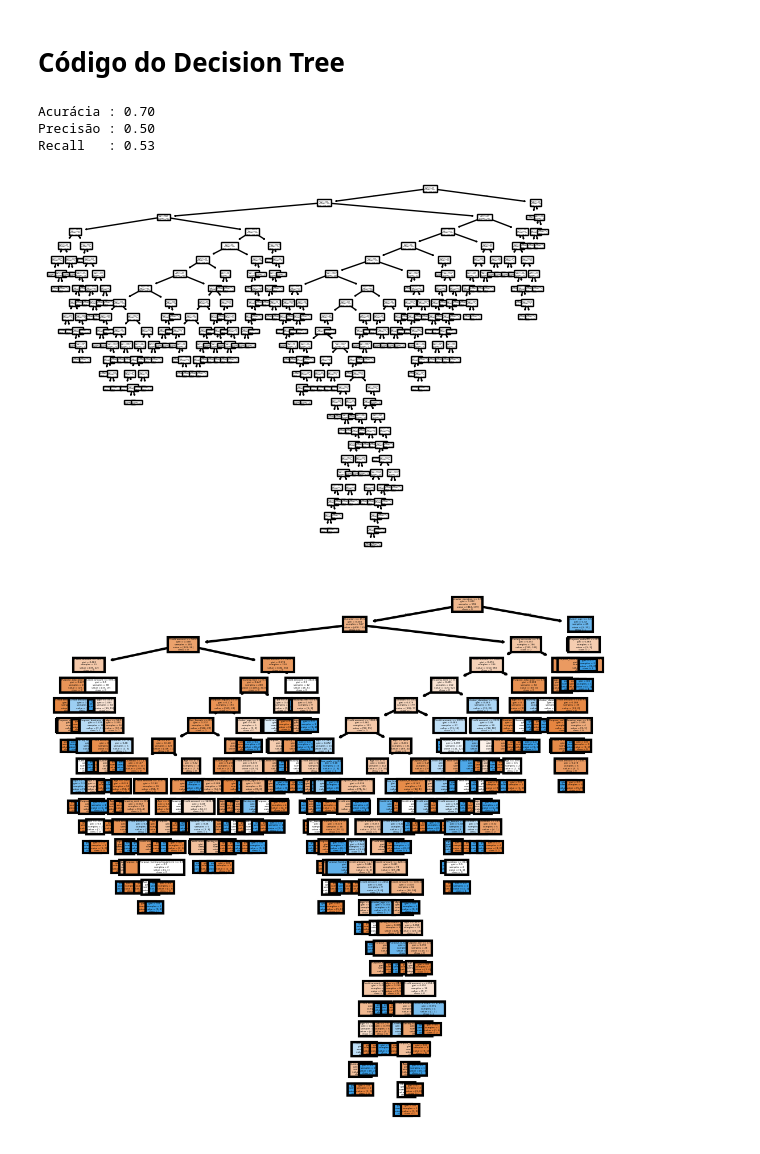
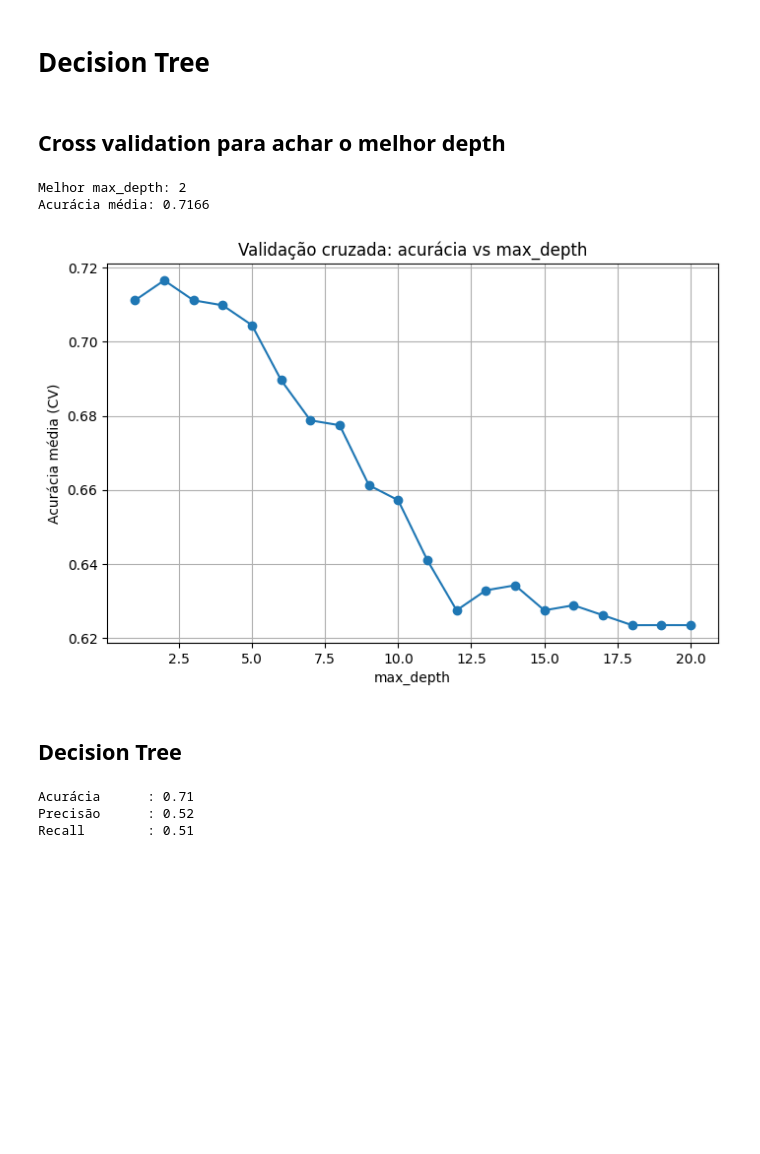
Before and after one commit to BrunoWolf03/T1-INF1038, a Jupyter notebook: src/decisiontree.ipynb, the cells around one changed output. Drawn from its saved outputs; the diff is of its cells as text; code cells hidden in the pictures; blank space fills up the shorter version.

```diff
--- a/src/decisiontree.ipynb
+++ b/src/decisiontree.ipynb
@@ -10,35 +10,58 @@ from sklearn.metrics import accuracy_score, precision_score, recall_score
 X = pd.read_csv(r"../data/df_X.csv", engine="pyarrow")
 y= pd.read_csv(r"../data/df_y.csv", engine="pyarrow")
 # %% [markdown]
-# Código do Decision Tree
+# Decision Tree
+# %% [markdown]
+## Cross validation para achar o melhor depth
+# %%
+from sklearn.model_selection import cross_val_score
+
+lista_depths = range(1, 21)
+mean_scores = []
+
+# Validação cruzada para cada profundidade
+for depth in lista_depths:
+    clf = DecisionTreeClassifier(max_depth=depth, random_state=42)
+    scores = cross_val_score(clf, X, y, cv=5, scoring='accuracy')
+    mean_scores.append(scores.mean())
+
+# Encontrar a melhor profundidade
+melhor_depth = lista_depths[np.argmax(mean_scores)]
+melhor_score = max(mean_scores)
+
+print(f"Melhor max_depth: {melhor_depth}")
+print(f"Acurácia média: {melhor_score:.4f}")
+
+# Plotar gráfico
+plt.figure(figsize=(8, 5))
+plt.plot(lista_depths, mean_scores, marker='o')
+plt.title('Validação cruzada: acurácia vs max_depth')
+plt.xlabel('max_depth')
+plt.ylabel('Acurácia média (CV)')
+plt.grid(True)
+plt.show()
+# %% [output]
+Melhor max_depth: 2
+Acurácia média: 0.7166
+[figure, added]
+# %% [markdown]
+## Decision Tree
 # %%
 X_train, X_test, y_train, y_test = train_test_split(X, y, test_size=0.2, random_state=42, stratify=y)
 
-model = DecisionTreeClassifier(random_state=42)
+model = DecisionTreeClassifier(random_state=42, max_depth= 11)
 model.fit(X_train, y_train)
+probs = model.predict_proba(X_test)[:, 1]
 y_pred = model.predict(X_test)
 
 acc = accuracy_score(y_test, y_pred)
 prec = precision_score(y_test, y_pred)
 rec = recall_score(y_test, y_pred)
 
-print(f"Acurácia : {acc:.2f}")
-print(f"Precisão : {prec:.2f}")
-print(f"Recall   : {rec:.2f}")
+print(f"Acurácia      : {acc:.2f}")
+print(f"Precisão      : {prec:.2f}")
+print(f"Recall        : {rec:.2f}")
 # %% [output]
-Acurácia : 0.70
-Precisão : 0.50
-Recall   : 0.53
+Acurácia      : 0.71
+Precisão      : 0.52
+Recall        : 0.51
-# %%
-tree.plot_tree(model);
-fn = X.columns.tolist()
-cn = model.classes_.astype(str).tolist()
-fig, axes = plt.subplots(nrows=1, ncols=1, figsize=(4, 4), dpi=300)
-tree.plot_tree(model,
-               feature_names=fn,
-               class_names=cn,
-               filled=True)
-fig.savefig('../data/imagens/imagename.png')
-# %% [output]
-[figure, removed]
-[figure, removed]
```
Also changed, not shown: parts of 2 cells of this notebook, 3 other files.
